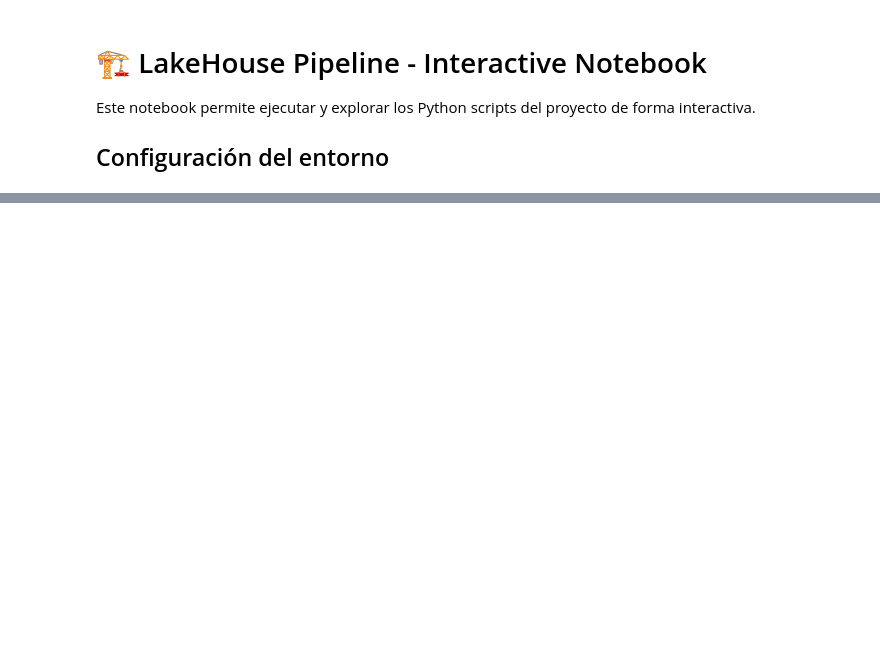
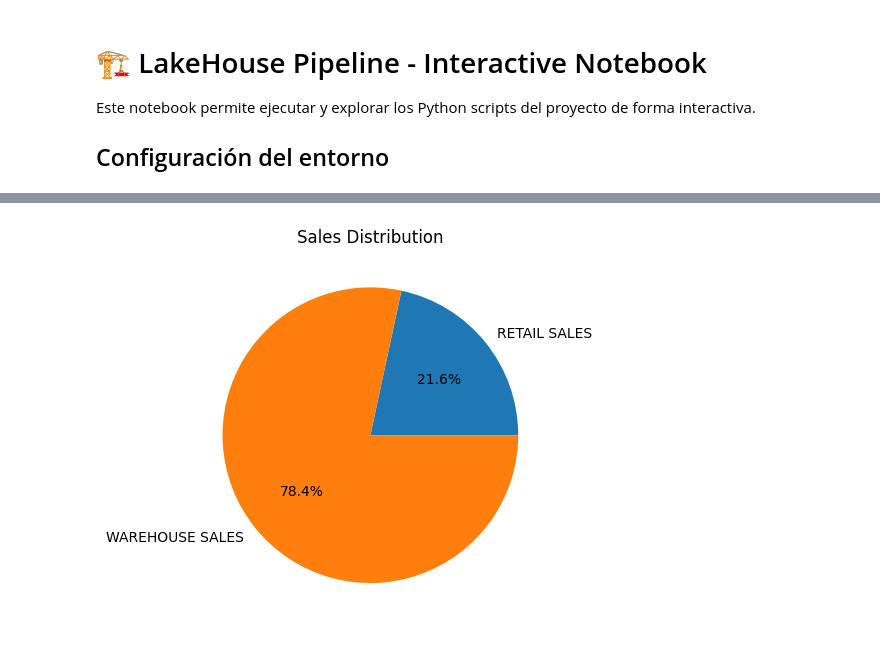
Before and after one commit to FrankDev88/LakeHouse-open-source, a Jupyter notebook: notebooks/01_run_pipeline.ipynb, the cells around one changed output, grey strips where cells are left out. Saved outputs shown, nothing was run; the diff lists cells and outputs as text; code cells hidden in the pictures; blank space fills up the shorter version.

```diff
--- a/notebooks/01_run_pipeline.ipynb
+++ b/notebooks/01_run_pipeline.ipynb
@@ -93,0 +83,7 @@ if result.returncode != 0:
+# %%
+# Retail vs Warehouse Sales
+df[['RETAIL SALES','WAREHOUSE SALES']].sum().plot(kind='pie', autopct='%1.1f%%')
+plt.title("Sales Distribution")
+plt.show()
+# %% [output]
+[figure, added]
```
Also changed, not shown: parts of 23 cells of this notebook, 4 other files.
